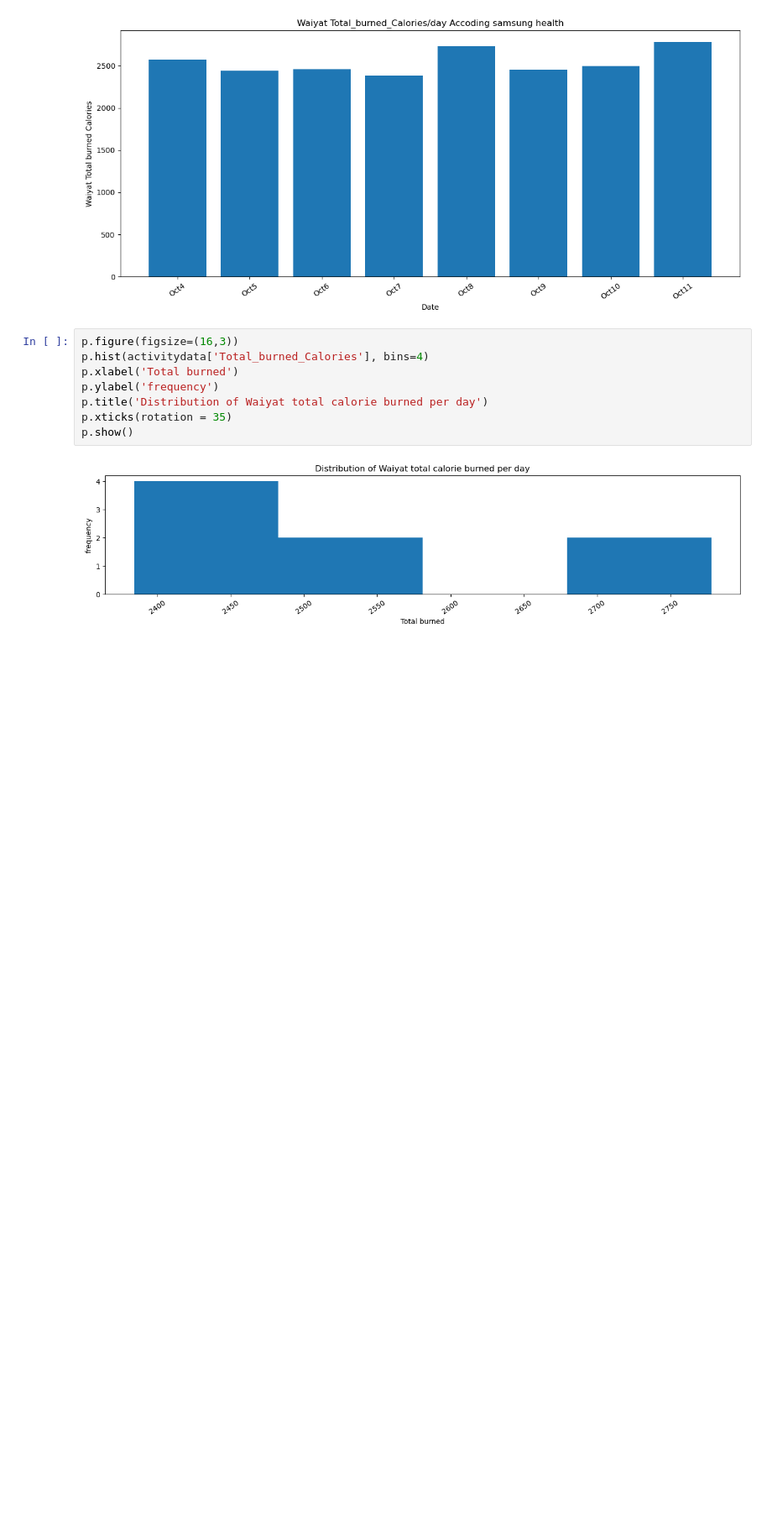
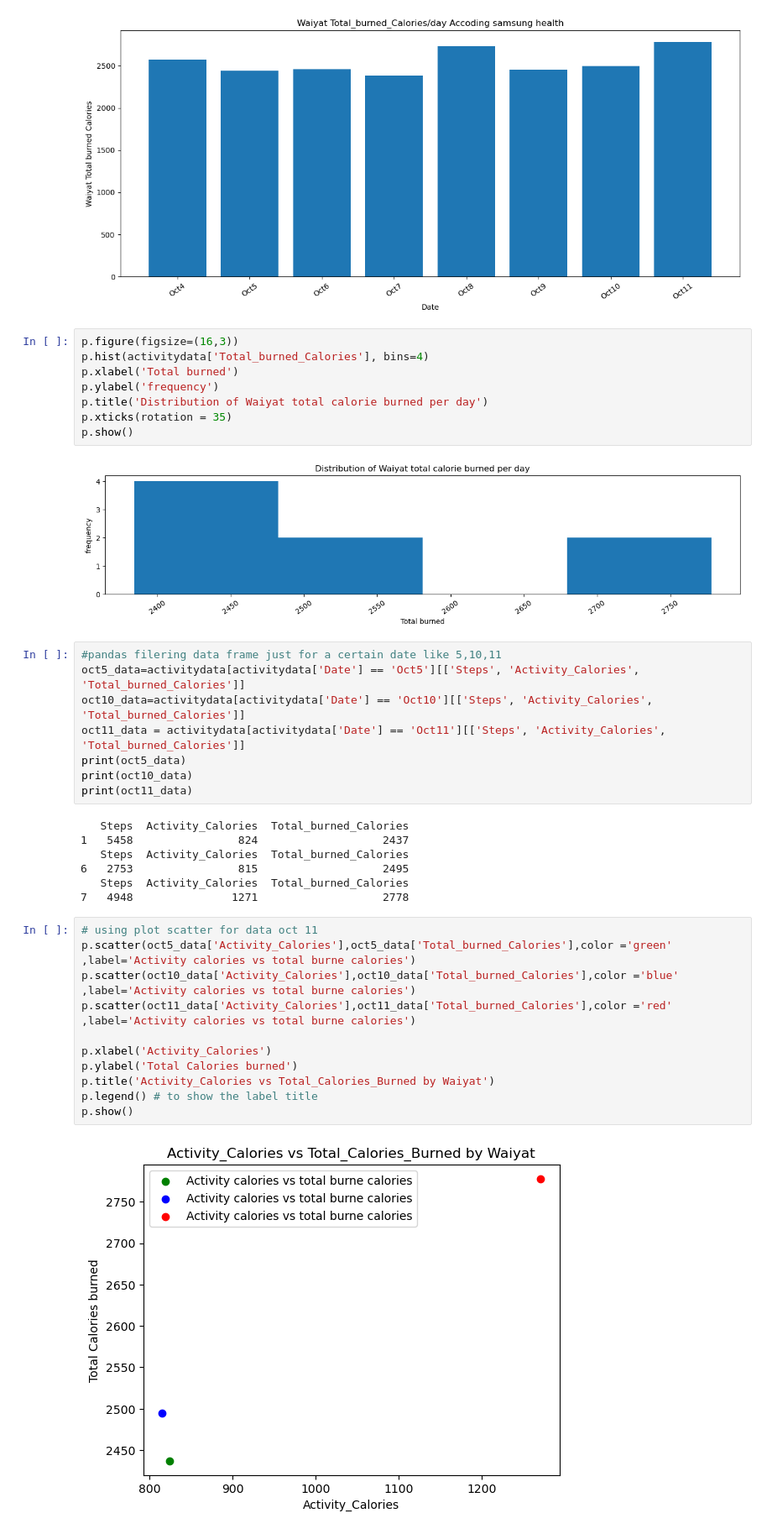
Before and after one commit to WaiyatHamdani/CollectionsPythonDataScienceProjects, a Jupyter notebook: ipynb/WaiyatSamsungWatchActivity.ipynb, the cells around one changed output. Shown at 84% size. Saved outputs shown, nothing was run; the diff lists cells and outputs as text; blank space fills up the shorter version.

Commit message:
adding scatter data for oct 5 , 10 , 11

```diff
--- a/ipynb/WaiyatSamsungWatchActivity.ipynb
+++ b/ipynb/WaiyatSamsungWatchActivity.ipynb
@@ -82,3 +82,31 @@ p.xticks(rotation = 35)
 p.show()
 # %% [output]
 [figure]
+# %%
+#pandas filering data frame just for a certain date like 5,10,11
+oct5_data=activitydata[activitydata['Date'] == 'Oct5'][['Steps', 'Activity_Calories', 'Total_burned_Calories']]
+oct10_data=activitydata[activitydata['Date'] == 'Oct10'][['Steps', 'Activity_Calories', 'Total_burned_Calories']]
+oct11_data = activitydata[activitydata['Date'] == 'Oct11'][['Steps', 'Activity_Calories', 'Total_burned_Calories']]
+print(oct5_data)
+print(oct10_data)
+print(oct11_data)
+# %% [output]
+   Steps  Activity_Calories  Total_burned_Calories
+1   5458                824                   2437
+   Steps  Activity_Calories  Total_burned_Calories
+6   2753                815                   2495
+   Steps  Activity_Calories  Total_burned_Calories
+7   4948               1271                   2778
+# %%
+# using plot scatter for data oct 11
+p.scatter(oct5_data['Activity_Calories'],oct5_data['Total_burned_Calories'],color ='green' ,label='Activity calories vs total burne calories')
+p.scatter(oct10_data['Activity_Calories'],oct10_data['Total_burned_Calories'],color ='blue' ,label='Activity calories vs total burne calories')
+p.scatter(oct11_data['Activity_Calories'],oct11_data['Total_burned_Calories'],color ='red' ,label='Activity calories vs total burne calories')
+
+p.xlabel('Activity_Calories')
+p.ylabel('Total Calories burned')
+p.title('Activity_Calories vs Total_Calories_Burned by Waiyat')
+p.legend() # to show the label title
+p.show()
+# %% [output]
+[figure, added]
```
